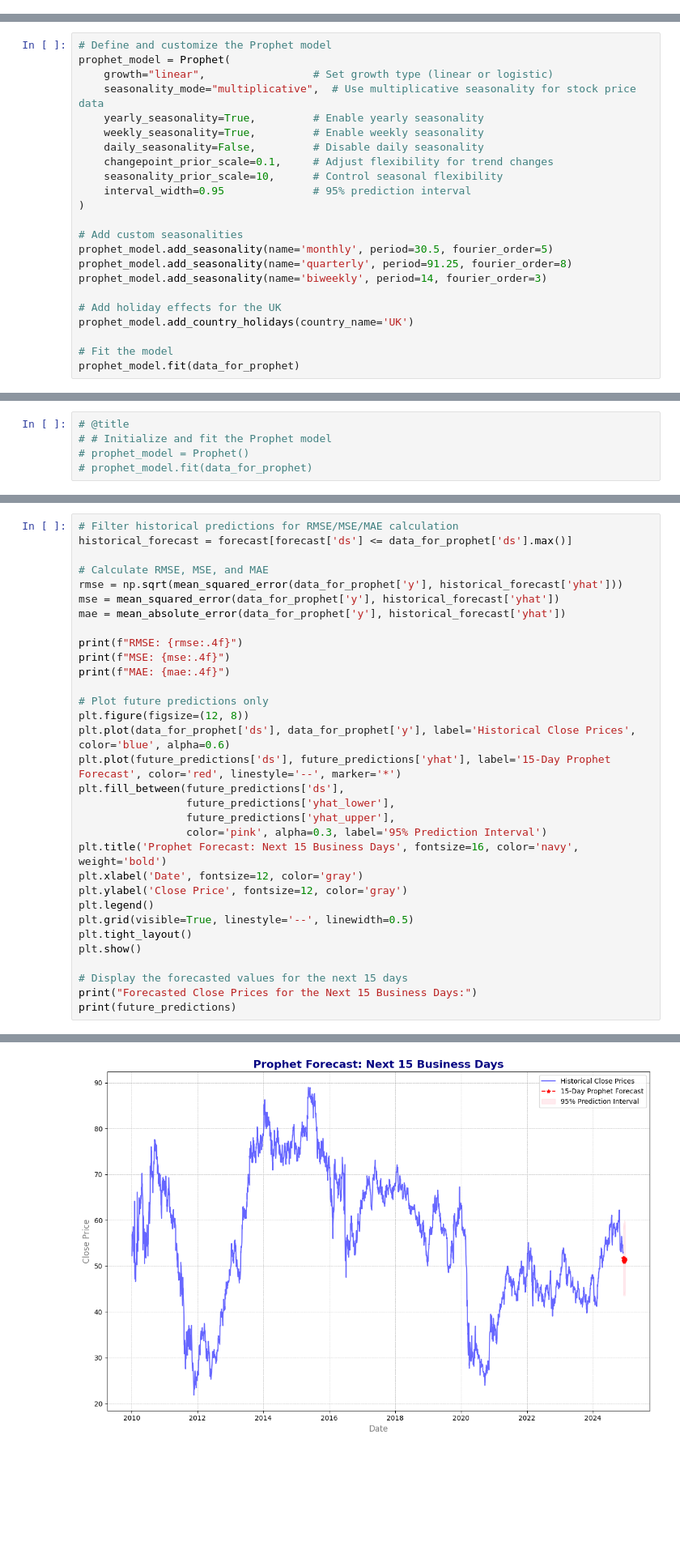
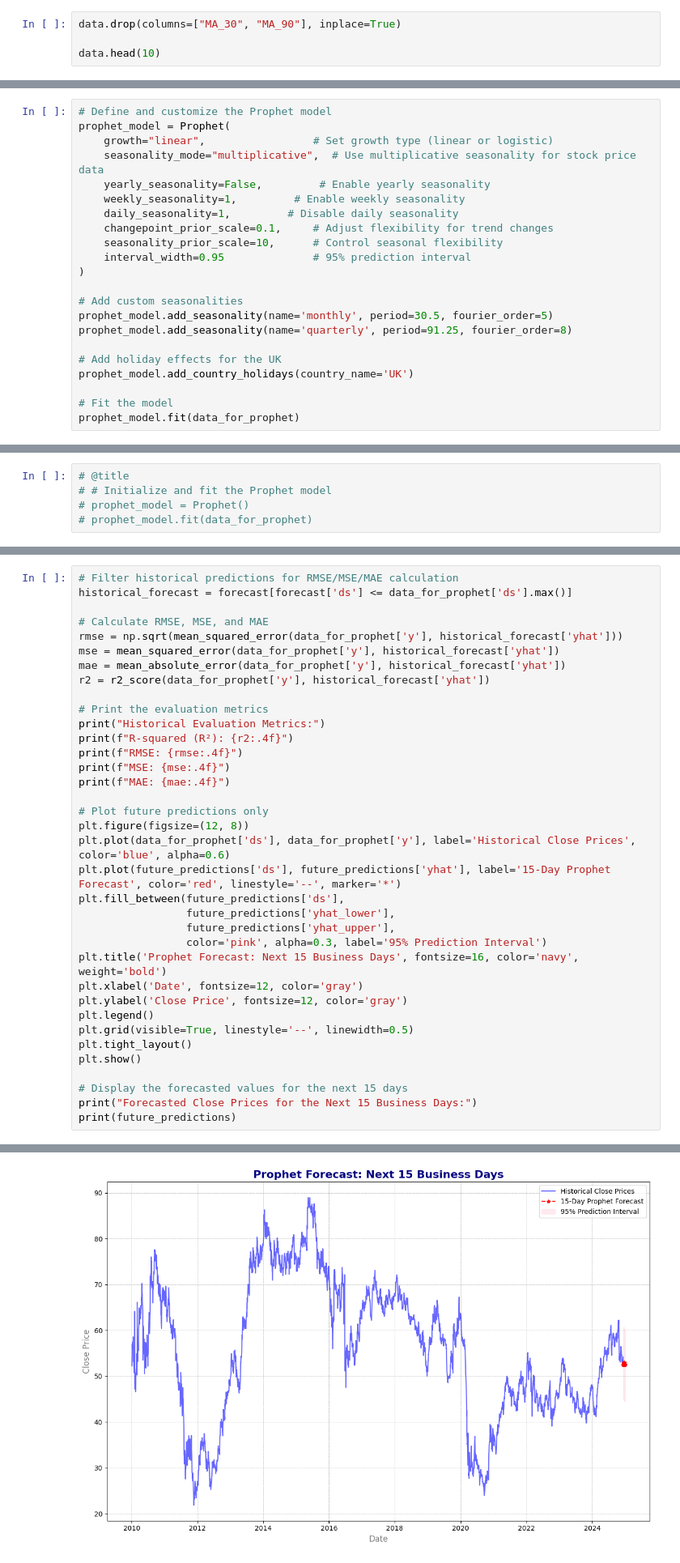
Before and after one commit to Dhavalkumar510/Final_Year_Project_UH, a Jupyter notebook: Final_Year_Project_UH.ipynb, the cells around one changed output, grey strips where cells are left out. Shown at 81% size. Drawn from its saved outputs; the diff is of its cells as text; blank space fills up the shorter version.

```diff
--- a/Final_Year_Project_UH.ipynb
+++ b/Final_Year_Project_UH.ipynb
@@ -184,3 +184,7 @@ plt.tight_layout()
 plt.show()
 # %% [output]
 [figure]
+# %%
+data.drop(columns=["MA_30", "MA_90"], inplace=True)
+
+data.head(10)
@@ -615,9 +632,9 @@ print(data_for_prophet.head(10))
 prophet_model = Prophet(
     growth="linear",                 # Set growth type (linear or logistic)
     seasonality_mode="multiplicative",  # Use multiplicative seasonality for stock price data
-    yearly_seasonality=True,         # Enable yearly seasonality
-    weekly_seasonality=True,         # Enable weekly seasonality
-    daily_seasonality=False,         # Disable daily seasonality
+    yearly_seasonality=False,         # Enable yearly seasonality
+    weekly_seasonality=1,         # Enable weekly seasonality
+    daily_seasonality=1,         # Disable daily seasonality
     changepoint_prior_scale=0.1,     # Adjust flexibility for trend changes
     seasonality_prior_scale=10,      # Control seasonal flexibility
     interval_width=0.95              # 95% prediction interval
@@ -626,7 +643,6 @@ prophet_model = Prophet(
 # Add custom seasonalities
 prophet_model.add_seasonality(name='monthly', period=30.5, fourier_order=5)
 prophet_model.add_seasonality(name='quarterly', period=91.25, fourier_order=8)
-prophet_model.add_seasonality(name='biweekly', period=14, fourier_order=3)
 
 # Add holiday effects for the UK
 prophet_model.add_country_holidays(country_name='UK')
@@ -685,7 +719,11 @@ historical_forecast = forecast[forecast['ds'] <= data_for_prophet['ds'].max()]
 rmse = np.sqrt(mean_squared_error(data_for_prophet['y'], historical_forecast['yhat']))
 mse = mean_squared_error(data_for_prophet['y'], historical_forecast['yhat'])
 mae = mean_absolute_error(data_for_prophet['y'], historical_forecast['yhat'])
+r2 = r2_score(data_for_prophet['y'], historical_forecast['yhat'])
 
+# Print the evaluation metrics
+print("Historical Evaluation Metrics:")
+print(f"R-squared (R²): {r2:.4f}")
 print(f"RMSE: {rmse:.4f}")
 print(f"MSE: {mse:.4f}")
 print(f"MAE: {mae:.4f}")
@@ -716,3 +756,3 @@ MAE: 3.0085
-[figure, old version]
+[figure, new version]
 Forecasted Close Prices for the Next 15 Business Days:
              ds       yhat  yhat_lower  yhat_upper
```
Also changed, not shown: parts of 24 cells of this notebook.
